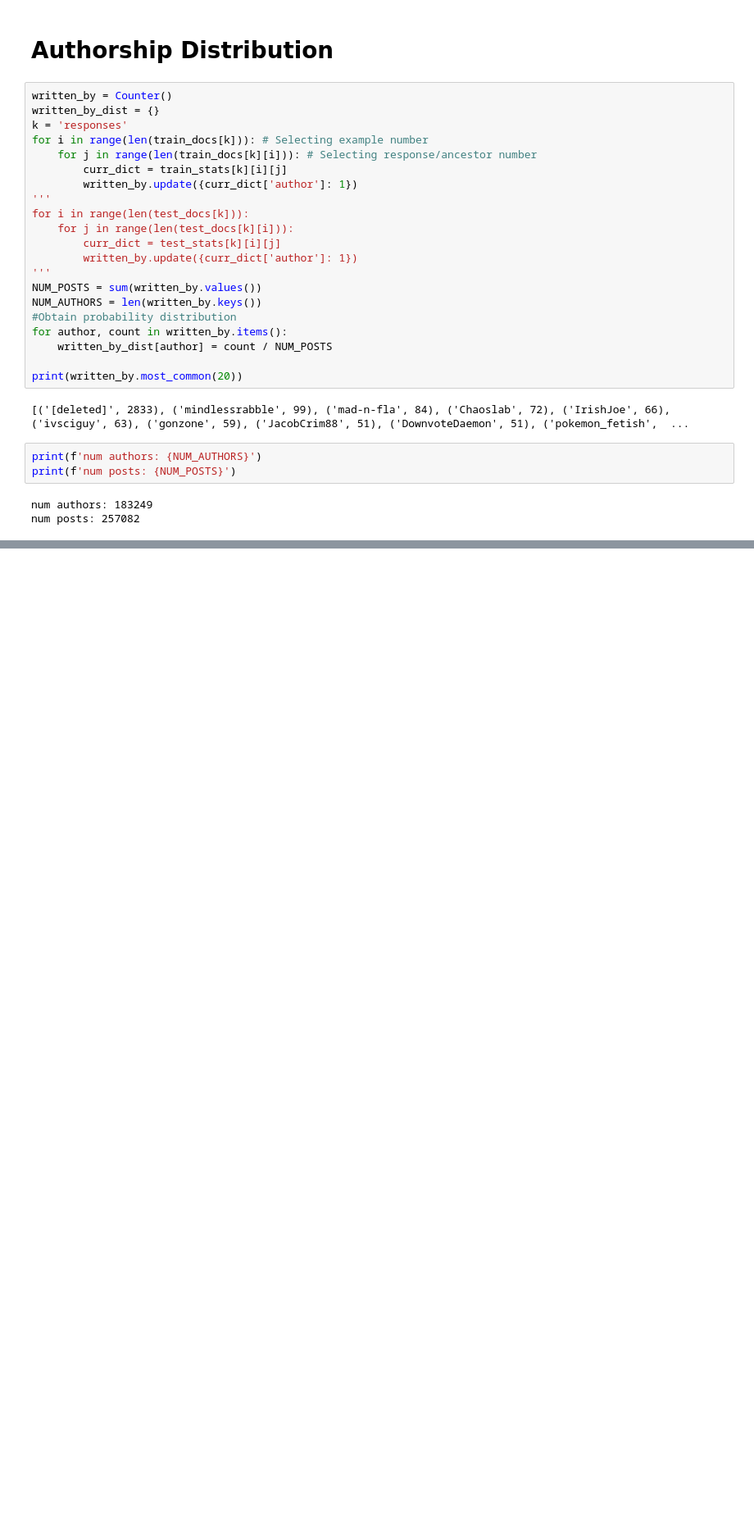
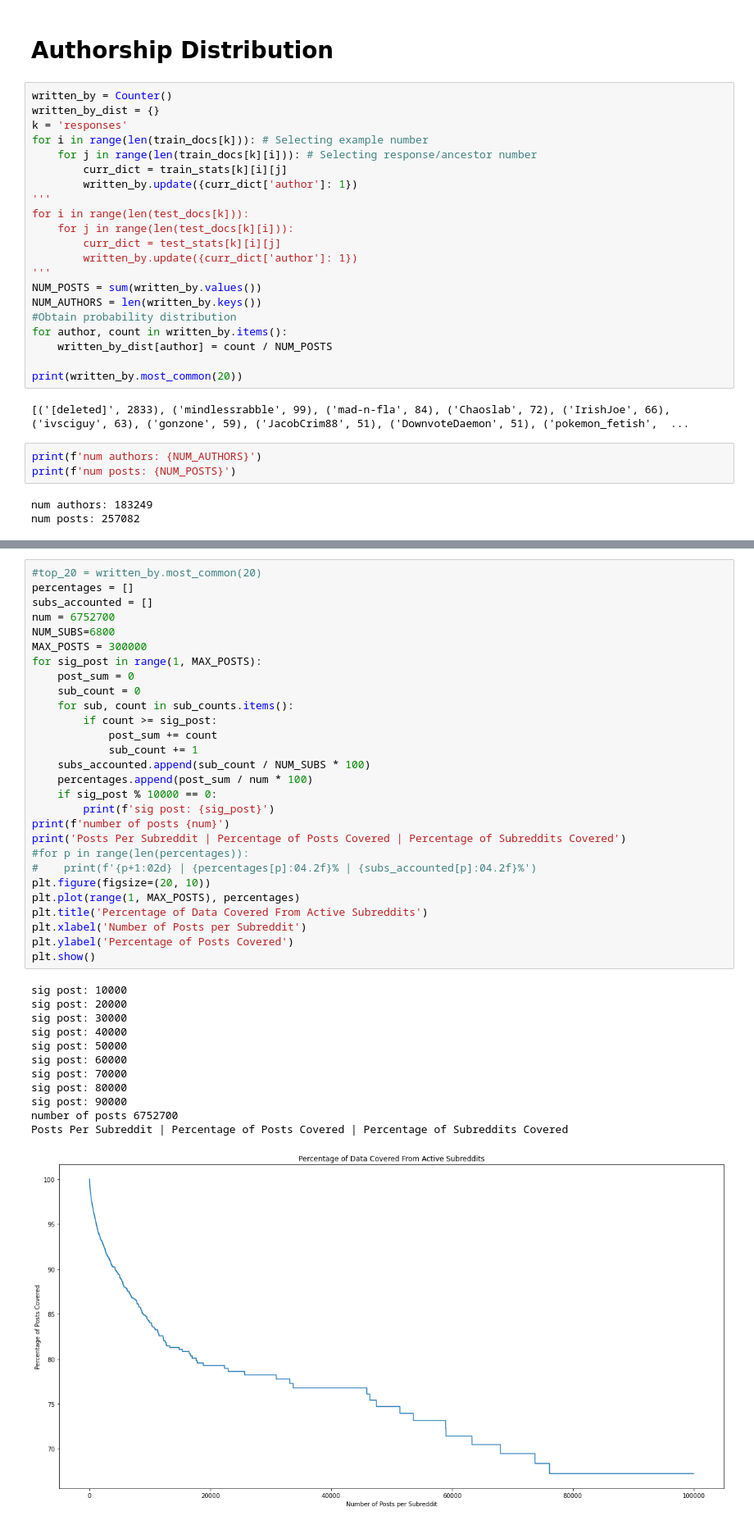
Before and after one commit to haroldrubio/CS685_Sarcasm, a Jupyter notebook: load_data.ipynb, the cells around one changed output, grey strips where cells are left out. Shown: that part at 82% size. Drawn from its saved outputs; the diff is of its cells as text; blank space fills up the shorter version.

```diff
--- a/load_data.ipynb
+++ b/load_data.ipynb
@@ -427,0 +653,41 @@ Posts Per Author | Percentage of Posts Covered | Percentage of Authors Covered
+# %%
+#top_20 = written_by.most_common(20)
+percentages = []
+subs_accounted = []
+num = 6752700
+NUM_SUBS=6800
+MAX_POSTS = 300000
+for sig_post in range(1, MAX_POSTS):
+    post_sum = 0
+    sub_count = 0
+    for sub, count in sub_counts.items():
+        if count >= sig_post:
+            post_sum += count
+            sub_count += 1
+    subs_accounted.append(sub_count / NUM_SUBS * 100)
+    percentages.append(post_sum / num * 100)
+    if sig_post % 10000 == 0:
+        print(f'sig post: {sig_post}')
+print(f'number of posts {num}')
+print('Posts Per Subreddit | Percentage of Posts Covered | Percentage of Subreddits Covered')
+#for p in range(len(percentages)):
+#    print(f'{p+1:02d} | {percentages[p]:04.2f}% | {subs_accounted[p]:04.2f}%')
+plt.figure(figsize=(20, 10))
+plt.plot(range(1, MAX_POSTS), percentages)
+plt.title('Percentage of Data Covered From Active Subreddits')
+plt.xlabel('Number of Posts per Subreddit')
+plt.ylabel('Percentage of Posts Covered')
+plt.show()
+# %% [output]
+sig post: 10000
+sig post: 20000
+sig post: 30000
+sig post: 40000
+sig post: 50000
+sig post: 60000
+sig post: 70000
+sig post: 80000
+sig post: 90000
+number of posts 6752700
+Posts Per Subreddit | Percentage of Posts Covered | Percentage of Subreddits Covered
+[figure, added]
```
Also changed, not shown: parts of 14 cells of this notebook.
